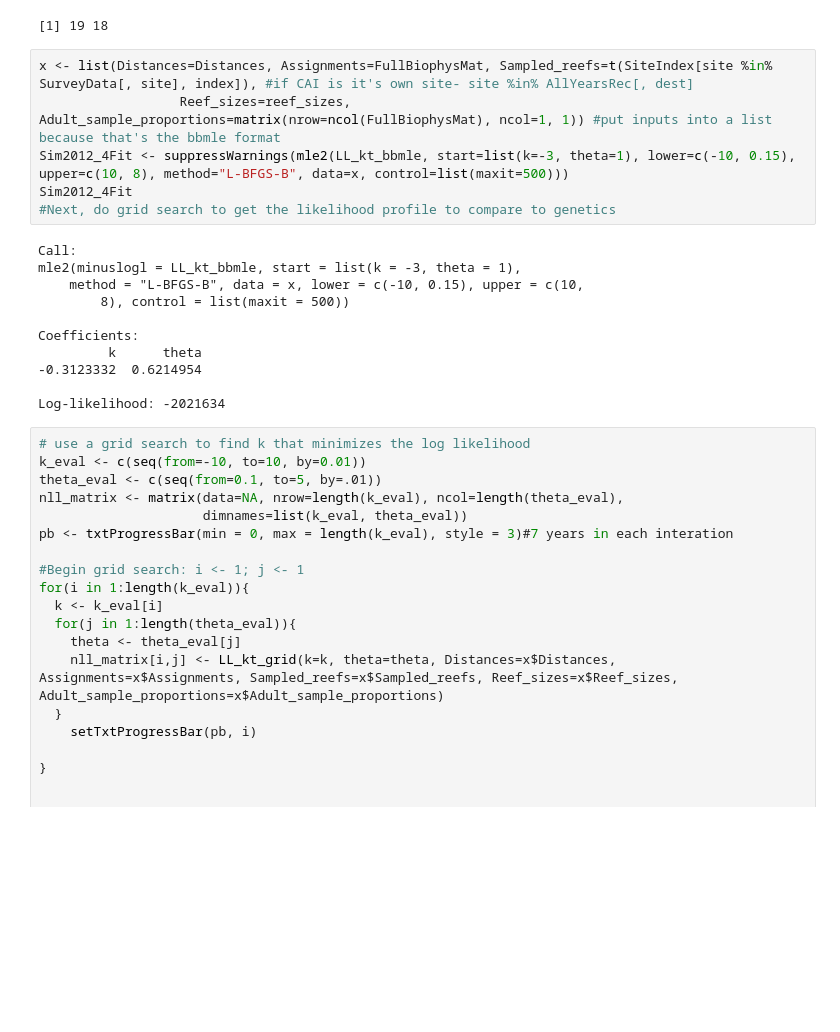
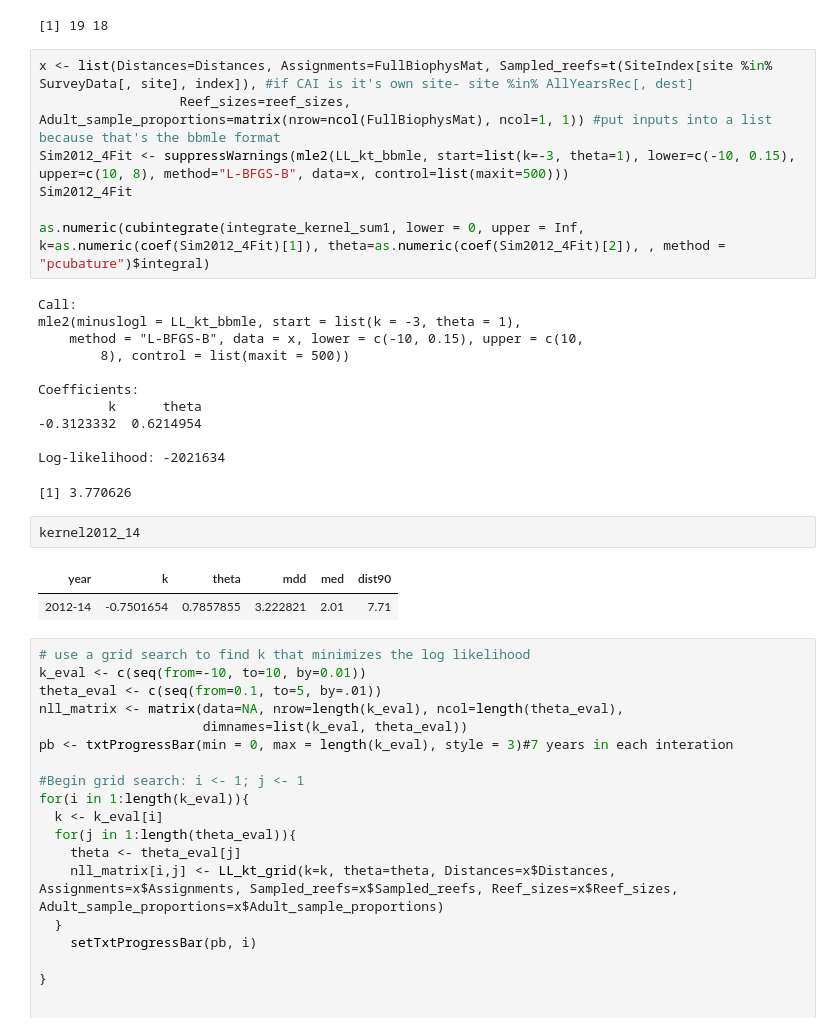
Before and after one commit to pinskylab/CamotesROMS, a Jupyter notebook: notebooks/optimize_ROMS_sampling.ipynb, the cells around one changed output. Drawn from its saved outputs; the diff is of its cells as text; blank space fills up the shorter version.

Commit message:
just adding the gen/sim kernel fit output to the notebook

```diff
--- a/notebooks/optimize_ROMS_sampling.ipynb
+++ b/notebooks/optimize_ROMS_sampling.ipynb
@@ -171,7 +172,8 @@ x <- list(Distances=Distances, Assignments=FullBiophysMat, Sampled_reefs=t(SiteI
                   Reef_sizes=reef_sizes, Adult_sample_proportions=matrix(nrow=ncol(FullBiophysMat), ncol=1, 1)) #put inputs into a list because that's the bbmle format
 Sim2012_4Fit <- suppressWarnings(mle2(LL_kt_bbmle, start=list(k=-3, theta=1), lower=c(-10, 0.15), upper=c(10, 8), method="L-BFGS-B", data=x, control=list(maxit=500)))
 Sim2012_4Fit
-#Next, do grid search to get the likelihood profile to compare to genetics
+
+as.numeric(cubintegrate(integrate_kernel_sum1, lower = 0, upper = Inf, k=as.numeric(coef(Sim2012_4Fit)[1]), theta=as.numeric(coef(Sim2012_4Fit)[2]), , method = "pcubature")$integral)
 # %% [output]
 Call:
 mle2(minuslogl = LL_kt_bbmle, start = list(k = -3, theta = 1),
@@ -183,6 +185,12 @@ Coefficients:
 -0.3123332  0.6214954
 
 Log-likelihood: -2021634
+[1] 3.770626
+# %%
+kernel2012_14
+# %% [output]
+| year | k | theta | mdd | med | dist90 |
+| 2012-14 | -0.7501654 | 0.7857855 | 3.222821 | 2.01 | 7.71 |
 # %%
 # use a grid search to find k that minimizes the log likelihood
 k_eval <- c(seq(from=-10, to=10, by=0.01))
```
Also changed, not shown: parts of 1 cell of this notebook.
